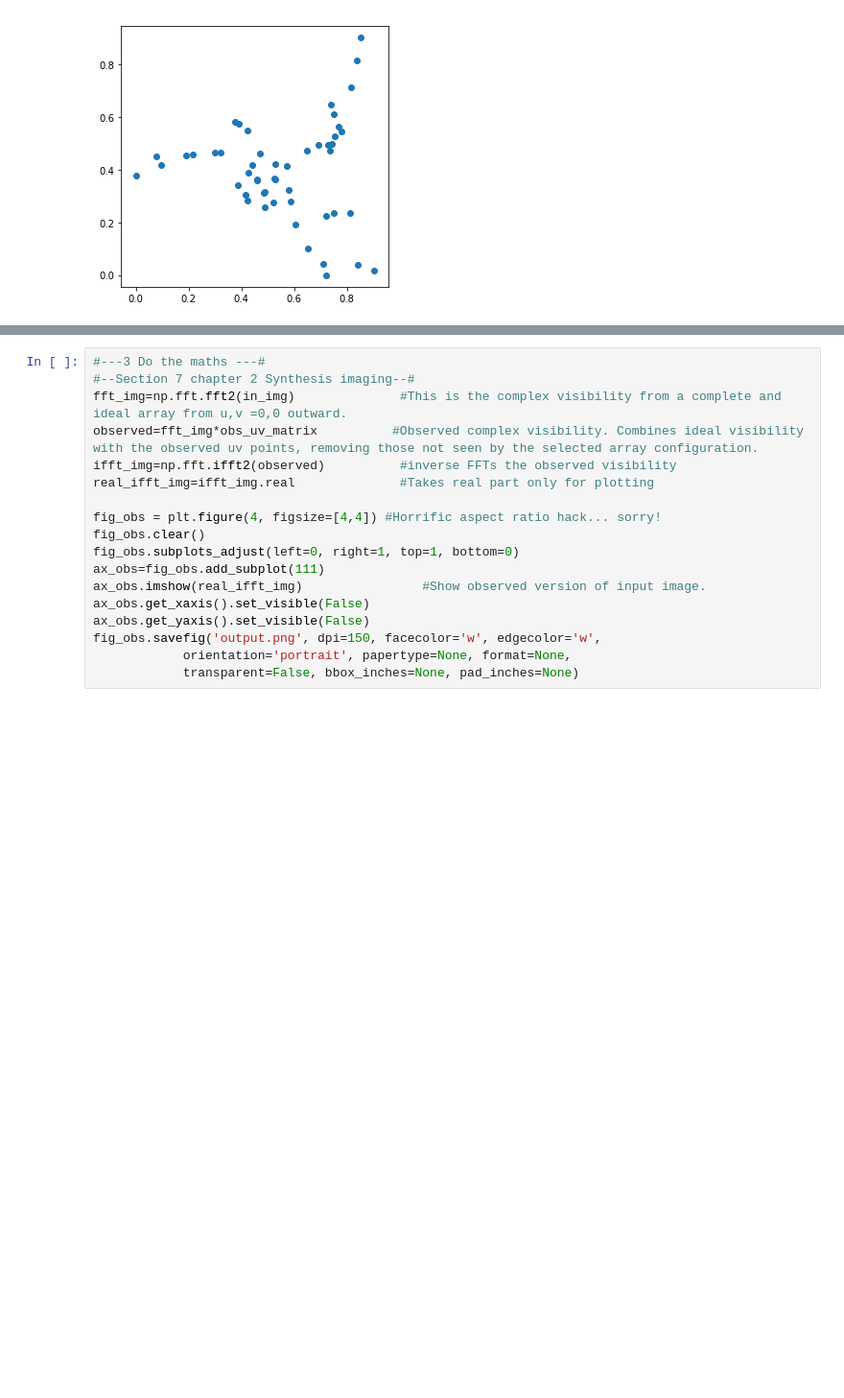
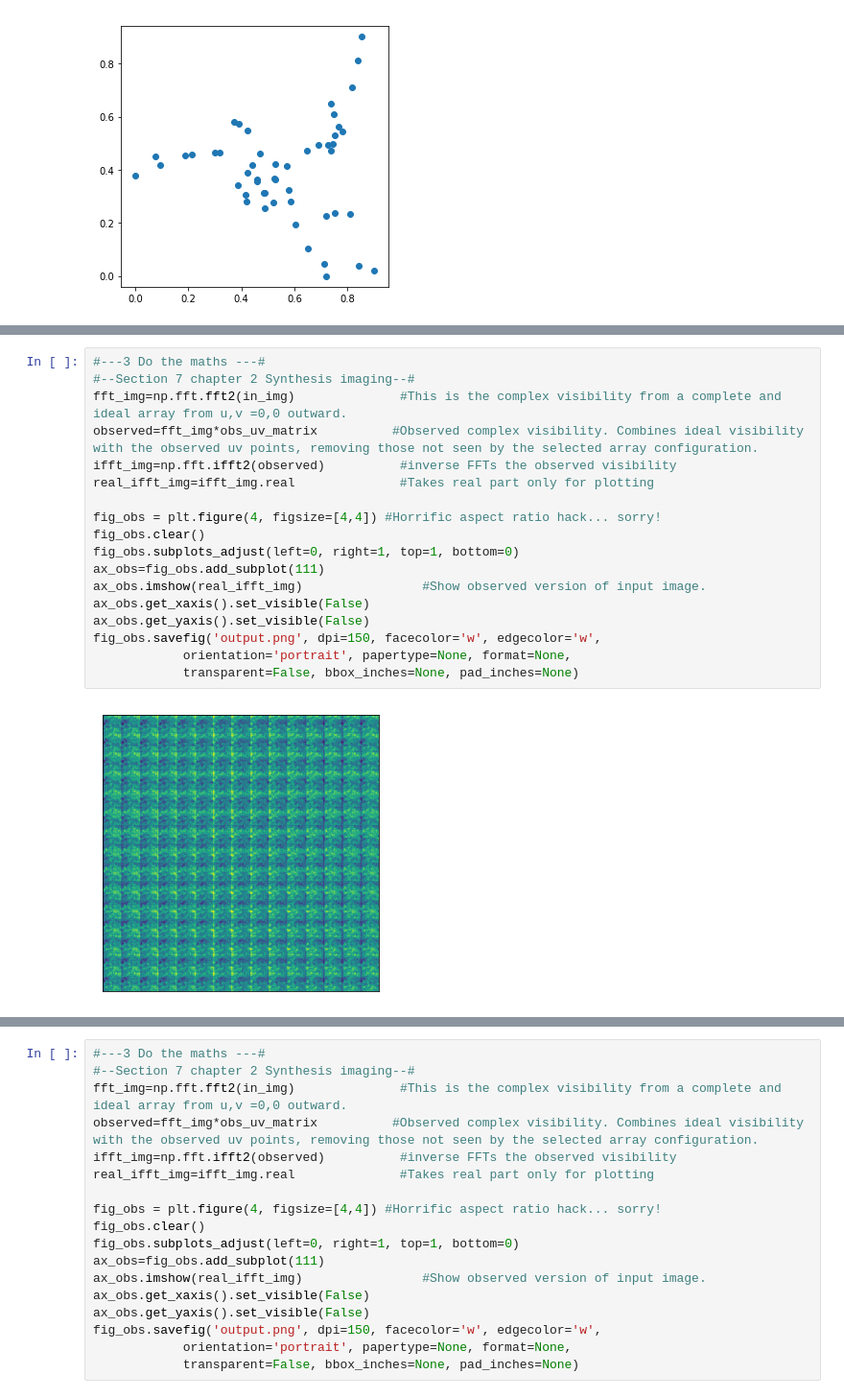
Before and after one commit to saint-germain/interferometry, a Jupyter notebook: simplified.ipynb, the cells around one changed output, grey strips where cells are left out. Shown at 96% size. Cells and saved outputs as stored; diff of their text form; blank space fills up the shorter version.

```diff
--- a/simplified.ipynb
+++ b/simplified.ipynb
@@ -129,0 +148,20 @@ plt.imshow(obs_uv_matrix)
+# %%
+#---3 Do the maths ---#
+#--Section 7 chapter 2 Synthesis imaging--#
+fft_img=np.fft.fft2(in_img)              #This is the complex visibility from a complete and ideal array from u,v =0,0 outward.
+observed=fft_img*obs_uv_matrix          #Observed complex visibility. Combines ideal visibility with the observed uv points, removing those not seen by the selected array configuration.
+ifft_img=np.fft.ifft2(observed)          #inverse FFTs the observed visibility
+real_ifft_img=ifft_img.real              #Takes real part only for plotting
+
+fig_obs = plt.figure(4, figsize=[4,4]) #Horrific aspect ratio hack... sorry!
+fig_obs.clear()
+fig_obs.subplots_adjust(left=0, right=1, top=1, bottom=0)
+ax_obs=fig_obs.add_subplot(111)
+ax_obs.imshow(real_ifft_img)                #Show observed version of input image.
+ax_obs.get_xaxis().set_visible(False)
+ax_obs.get_yaxis().set_visible(False)
+fig_obs.savefig('output.png', dpi=150, facecolor='w', edgecolor='w',
+            orientation='portrait', papertype=None, format=None,
+            transparent=False, bbox_inches=None, pad_inches=None)
+# %% [output]
+[figure, added]
```
Also changed, not shown: parts of 14 cells of this notebook.
